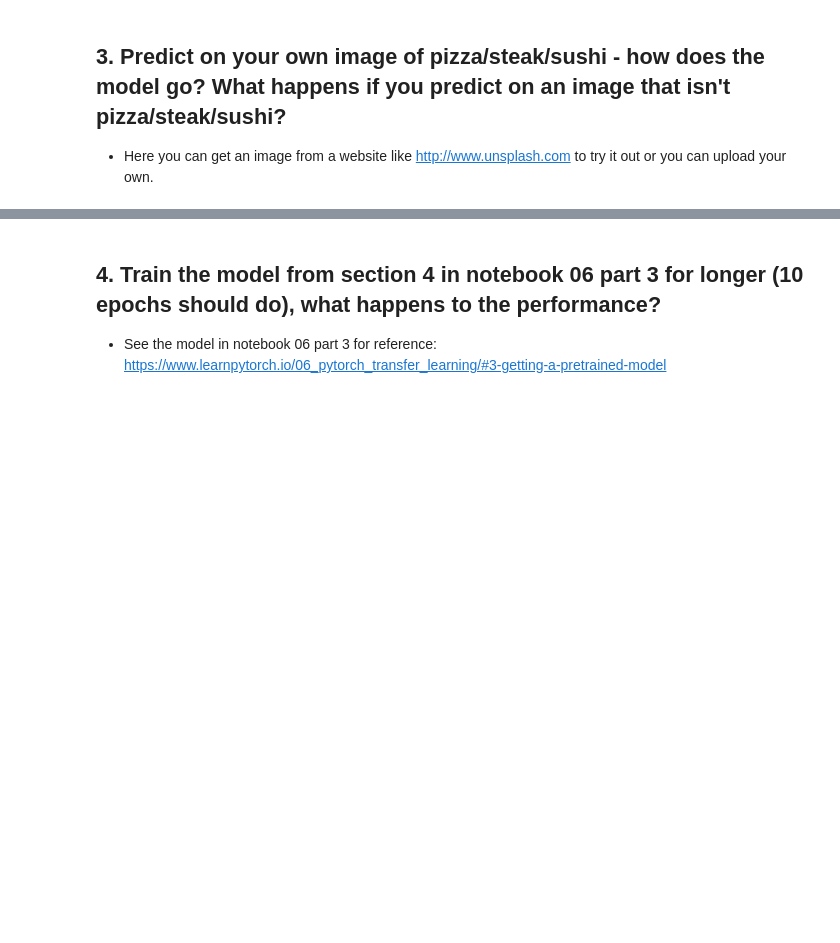
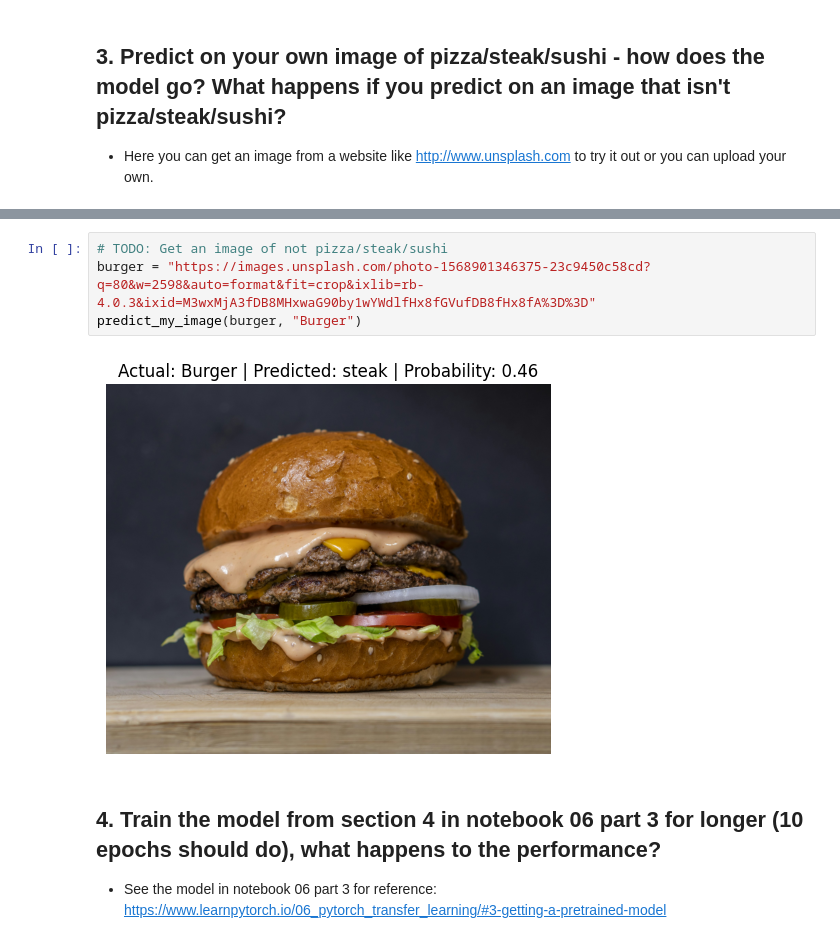
Before and after one commit to danilovpy/learnpytorchioexe, a Jupyter notebook: extras/exercises/06_pytorch_transfer_learning_exercises.ipynb, the cells around one changed output, grey strips where cells are left out. Drawn from its saved outputs; the diff is of its cells as text; blank space fills up the shorter version.

```diff
--- a/extras/exercises/06_pytorch_transfer_learning_exercises.ipynb
+++ b/extras/exercises/06_pytorch_transfer_learning_exercises.ipynb
@@ -273,3 +358,9 @@ You'll want to:
+# %%
+# TODO: Get an image of not pizza/steak/sushi
+burger = "https://images.unsplash.com/photo-1568901346375-23c9450c58cd?q=80&w=2598&auto=format&fit=crop&ixlib=rb-4.0.3&ixid=M3wxMjA3fDB8MHxwaG90by1wYWdlfHx8fGVufDB8fHx8fA%3D%3D"
+predict_my_image(burger, "Burger")
+# %% [output]
+[figure, added]
 # %% [markdown]
 ## 4. Train the model from section 4  in notebook 06 part 3 for longer (10 epochs should do), what happens to the performance?
 
```
Also changed, not shown: parts of 9 cells of this notebook.
